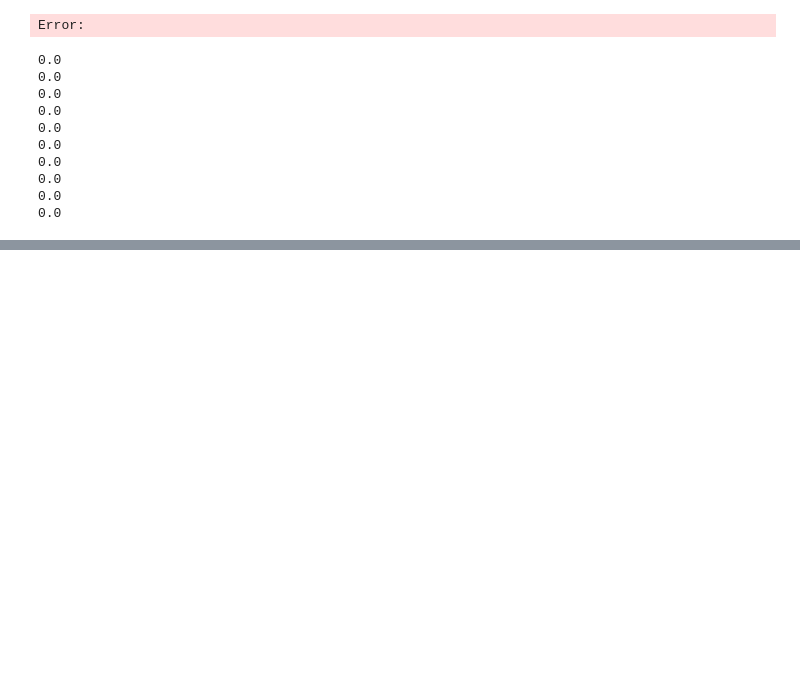
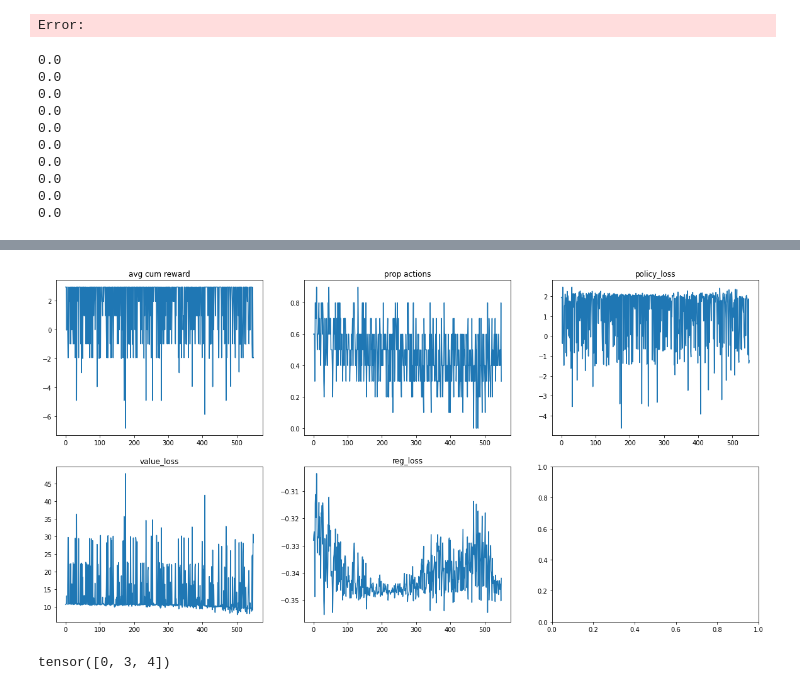
Before and after one commit to limon8884/delivery-RL, a Jupyter notebook: second.ipynb, the cells around one changed output, grey strips where cells are left out. Saved outputs shown, nothing was run; the diff lists cells and outputs as text; code cells hidden in the pictures; blank space fills up the shorter version.

```diff
--- a/second.ipynb
+++ b/second.ipynb
@@ -410,0 +390,6 @@ tensor([[  32,   16,    8,    4,    2],
+# %%
+net = MLP()
+actor = ActorCartPole
+env = EnvCartPole
+opt = torch.optim.Adam(net.parameters())
+a2c = A2C(env, actor, net, opt)
@@ -411,2 +399,14 @@ tensor([[  32,   16,    8,    4,    2],
+# %%
+for i in tqdm(range(500)):
+    a2c.train_step()
+a2c.plot_logs()
+# %% [output]
+[figure, added]
+# %%
+a = torch.arange(6).reshape(3, 2)
+b = torch.tensor([0, 1, 0]).unsqueeze(-1)
+torch.gather(a, 1, b).squeeze(-1)
+# %% [output]
+tensor([0, 3, 4])
 # %%
 # %% [output]
```
Also changed, not shown: parts of 5 cells of this notebook, 3 other files.
